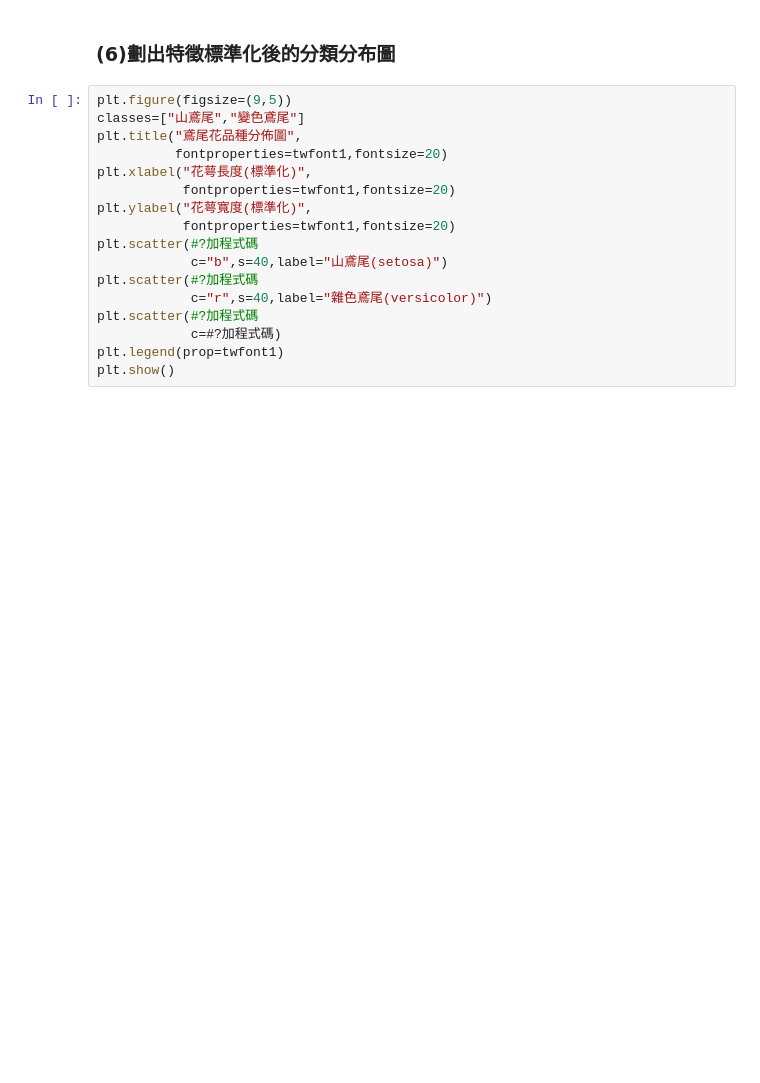
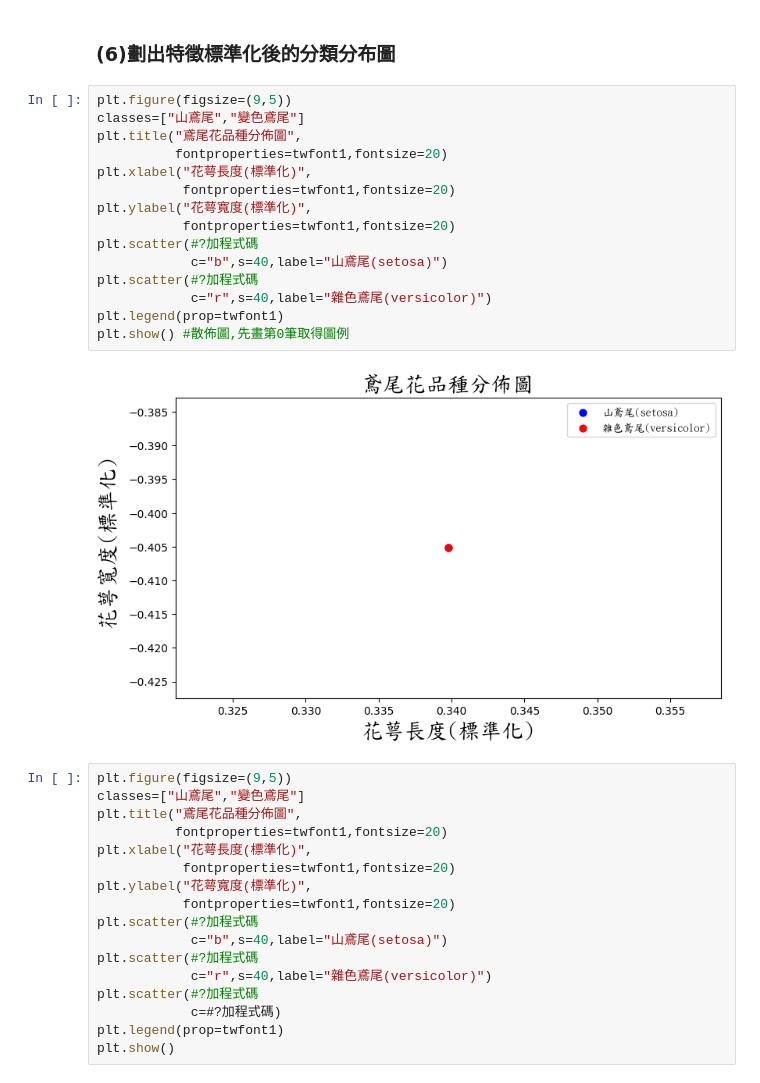
Before and after one commit to bin2030/ML, a Jupyter notebook: M11_二元分類_Iris_鳶尾花(更改petal、sepal).ipynb, the cells around one changed output. Saved outputs shown, nothing was run; the diff lists cells and outputs as text; blank space fills up the shorter version.

```diff
--- a/M11_二元分類_Iris_鳶尾花(更改petal、sepal).ipynb
+++ b/M11_二元分類_Iris_鳶尾花(更改petal、sepal).ipynb
@@ -105,6 +105,23 @@ std_data_x1 = standardize(#?加程式碼)
 std_data_x2 = standardize(#?加程式碼)
 # %% [markdown]
 ### (6)劃出特徵標準化後的分類分布圖
+# %%
+plt.figure(figsize=(9,5))
+classes=["山鳶尾","變色鳶尾"]
+plt.title("鳶尾花品種分佈圖",
+          fontproperties=twfont1,fontsize=20)
+plt.xlabel("花萼長度(標準化)",
+           fontproperties=twfont1,fontsize=20)
+plt.ylabel("花萼寬度(標準化)",
+           fontproperties=twfont1,fontsize=20)
+plt.scatter(#?加程式碼
+            c="b",s=40,label="山鳶尾(setosa)")
+plt.scatter(#?加程式碼
+            c="r",s=40,label="雜色鳶尾(versicolor)")
+plt.legend(prop=twfont1)
+plt.show() #散佈圖,先畫第0筆取得圖例
+# %% [output]
+[figure, added]
 # %%
 plt.figure(figsize=(9,5))
 classes=["山鳶尾","變色鳶尾"]
```
Also changed, not shown: parts of 1 cell of this notebook.
